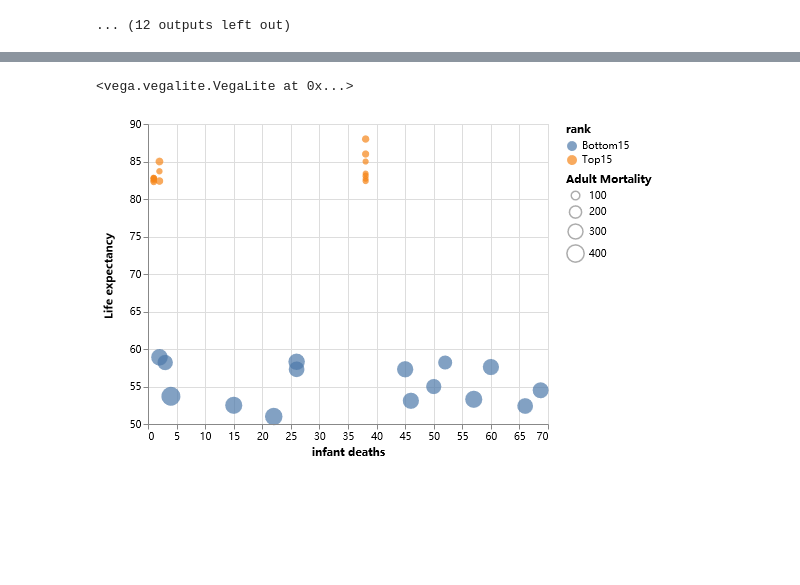
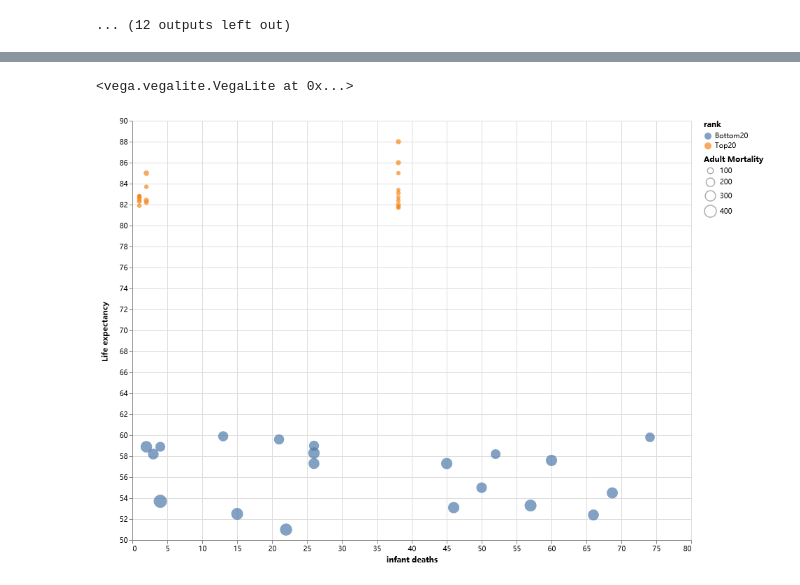
Before and after one commit to forgomania/ECE143-Life-expectancy, a Jupyter notebook: main.ipynb, the cells around one changed output, grey strips where cells are left out. Saved outputs shown, nothing was run; the diff lists cells and outputs as text; code cells hidden in the pictures; blank space fills up the shorter version.

Commit message:
Update plots in the main program

```diff
--- a/main.ipynb
+++ b/main.ipynb
@@ -130,4 +130,4 @@ alt.renderers.enable('notebook')
 
 #below shows the plots we present for countries with best and worst life expectancy.
 
-rankdata=sortdata(modified,2015,15)
+rankdata=sortdata(modified,2015,20)
@@ -139,16 +162,19 @@ alt.Chart(rankdata).mark_point().encode(x='Schooling',y='Life expectancy ',color
 # %%
 #plot infant death, adult mortality and life expectancy
 alt.Chart(rankdata).mark_circle().encode(
     alt.X('infant deaths', scale=alt.Scale(zero=False)),
     alt.Y('Life expectancy ', scale=alt.Scale(zero=False, padding=1)),
     color='rank',
     size='Adult Mortality'
+).properties(
+    height=600,
+    width=800
 )
 # The adult mortality rate shown in the World Development Indicators (WDI)
 # database and related products refers to the probability that those who have reached age
 # 15 will die before reaching age 60 (shown per 1,000 persons).
 
 #Infant deaths means the probability that those who die before 12month, per 1,000 persons. From WHO
 # %% [output]
 <vega.vegalite.VegaLite at 0x...>
-[figure, old version]
+[figure, new version]
```
Also changed, not shown: parts of 6 cells of this notebook, 2 other files.
